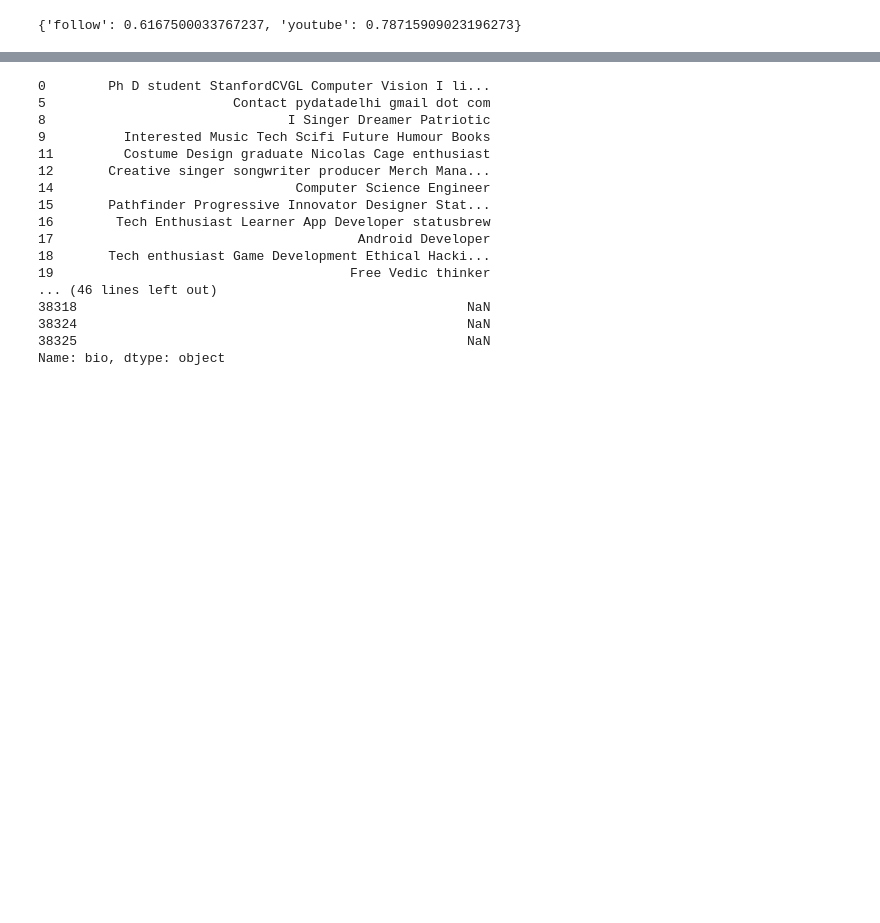
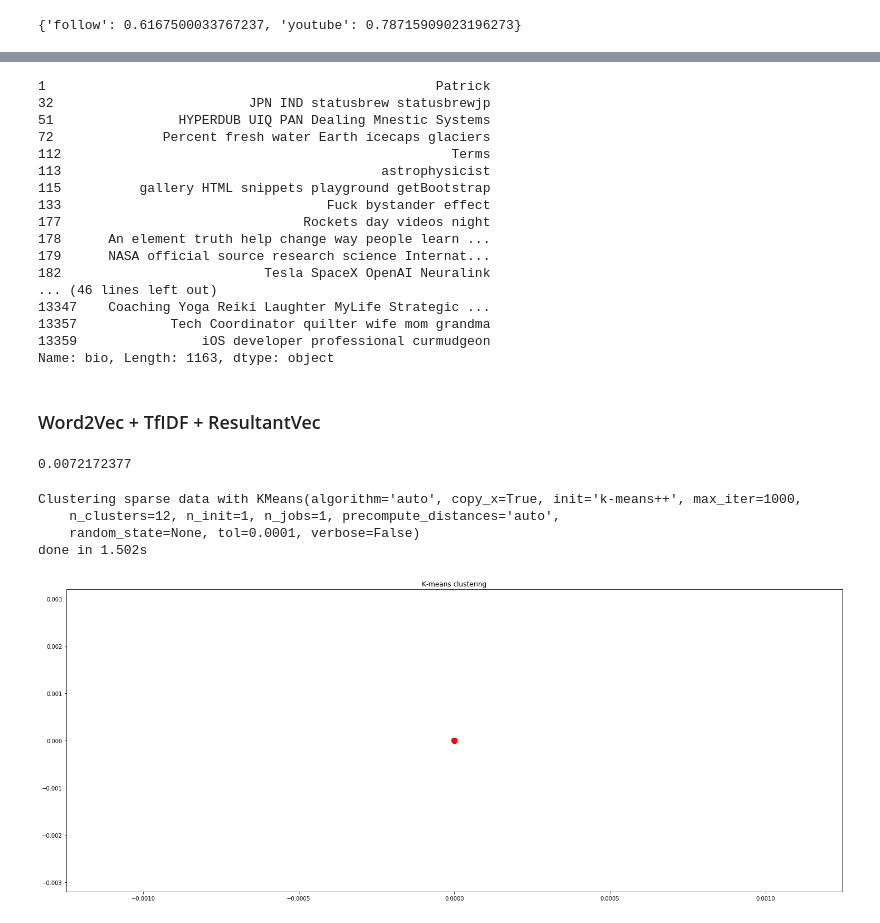
Before and after one commit to Parassharmaa/cortex-ai, a Jupyter notebook: src/cortex/bio-classifier/bio_clustering.ipynb, the cells around one changed output, grey strips where cells are left out. Drawn from its saved outputs; the diff is of its cells as text; code cells hidden in the pictures; blank space fills up the shorter version.

```diff
--- a/src/cortex/bio-classifier/bio_clustering.ipynb
+++ b/src/cortex/bio-classifier/bio_clustering.ipynb
@@ -369,22 +371,61 @@ done in 0.066s
 # %%
 clusters_tfidf = {i: df['bio'][np.where(kmean_tfidf_w2v.labels_ == i)[0]] for i in range(kmean_tfidf_w2v.n_clusters)}
 # %%
-clusters_tfidf[0]
+clusters_tfidf[10]
 # %% [output]
-0        Ph D student StanfordCVGL Computer Vision I li...
-5                        Contact pydatadelhi gmail dot com
-8                               I Singer Dreamer Patriotic
-9          Interested Music Tech Scifi Future Humour Books
-11         Costume Design graduate Nicolas Cage enthusiast
-12       Creative singer songwriter producer Merch Mana...
-14                               Computer Science Engineer
-15       Pathfinder Progressive Innovator Designer Stat...
-16        Tech Enthusiast Learner App Developer statusbrew
-17                                       Android Developer
-18       Tech enthusiast Game Development Ethical Hacki...
-19                                      Free Vedic thinker
+1                                                  Patrick
+32                         JPN IND statusbrew statusbrewjp
+51                HYPERDUB UIQ PAN Dealing Mnestic Systems
+72              Percent fresh water Earth icecaps glaciers
+112                                                  Terms
+113                                         astrophysicist
+115          gallery HTML snippets playground getBootstrap
+133                                  Fuck bystander effect
+177                               Rockets day videos night
+178      An element truth help change way people learn ...
+179      NASA official source research science Internat...
+182                          Tesla SpaceX OpenAI Neuralink
 ... (46 lines left out)
-38318                                                  NaN
-38324                                                  NaN
-38325                                                  NaN
-Name: bio, dtype: object
+13347    Coaching Yoga Reiki Laughter MyLife Strategic ...
+13357            Tech Coordinator quilter wife mom grandma
+13359                iOS developer professional curmudgeon
+Name: bio, Length: 1163, dtype: object
+# %% [markdown]
+### Word2Vec + TfIDF + ResultantVec
+# %%
+def embed_sentences_tfidf_resultant(s, doc):
+    text_tokens = preprocess_text(s)
+    word_vectors = np.array([]).reshape(0, 300)
+    word_weights = get_tfidf_weight(doc)
+    vector_weight = 0
+    v_words = 0
+    for t in text_tokens:
+        if t in word_weights:
+            vector_weight = word_weights[t]
+        if t in bio_vec.wv.vocab.keys():
+            v_words+=1
+            word_vectors = np.add(word_vectors, np.multiply(vector_weight, bio_vec[t]))
+    if len(word_vectors):
+        return np.array(np.mean(word_weights))
+#         return word_vectors
+    else:
+        return [0, 0]
+# %%
+sentence_vectors_tf_resultant = np.array([]).reshape(0, 2)
+
+i = 0
+for index, row in df.iterrows():
+    sentence_vectors_tf_resultant = np.vstack([sentence_vectors_tf_resultant, embed_sentences_tfidf_resultant(row['bio'], i)])
+    i+=1
+# %%
+np.mean(bio_vec['hello'])
+# %% [output]
+0.0072172377
+# %%
+kmean_tfidf_result = kmeans(sentence_vectors_tf_resultant, 12)
+# %% [output]
+Clustering sparse data with KMeans(algorithm='auto', copy_x=True, init='k-means++', max_iter=1000,
+    n_clusters=12, n_init=1, n_jobs=1, precompute_distances='auto',
+    random_state=None, tol=0.0001, verbose=False)
+done in 1.502s
+[figure, added]
```
Also changed, not shown: parts of 12 cells of this notebook, 1 other file.
